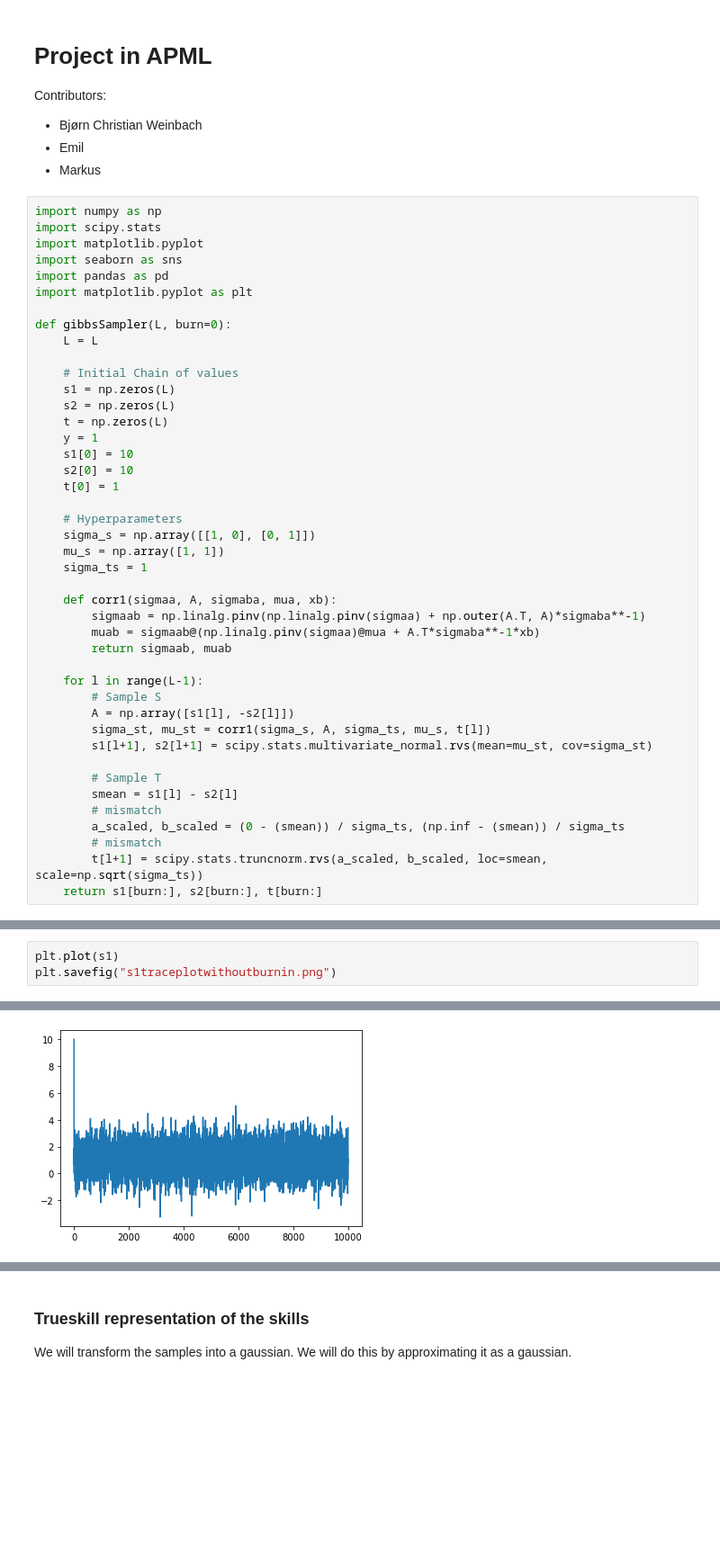
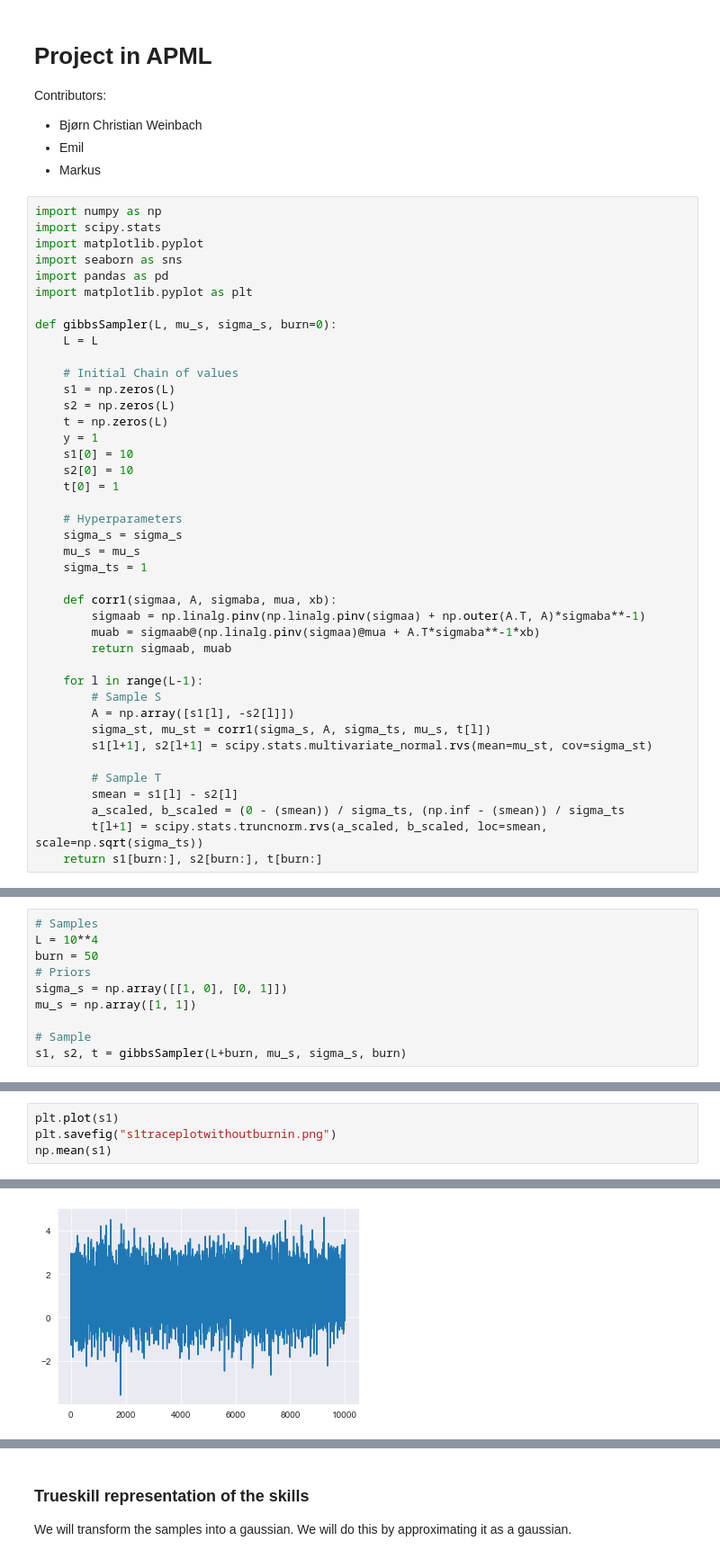
Before and after one commit to bcwein/1RT705APML-Project, a Jupyter notebook: project.ipynb, the cells around one changed output, grey strips where cells are left out. Shown at 90% size. Saved outputs shown, nothing was run; the diff lists cells and outputs as text; blank space fills up the shorter version.

```diff
--- a/project.ipynb
+++ b/project.ipynb
@@ -32,7 +32,7 @@ import seaborn as sns
 import pandas as pd
 import matplotlib.pyplot as plt
 
-def gibbsSampler(L, burn=0):
+def gibbsSampler(L, mu_s, sigma_s, burn=0):
     L = L
 
     # Initial Chain of values
@@ -45,8 +45,8 @@ def gibbsSampler(L, burn=0):
     t[0] = 1
 
     # Hyperparameters
-    sigma_s = np.array([[1, 0], [0, 1]])
-    mu_s = np.array([1, 1])
+    sigma_s = sigma_s
+    mu_s = mu_s
     sigma_ts = 1
 
     def corr1(sigmaa, A, sigmaba, mua, xb):
@@ -62,8 +62,6 @@ def gibbsSampler(L, burn=0):
 
         # Sample T
         smean = s1[l] - s2[l]
-        # mismatch
         a_scaled, b_scaled = (0 - (smean)) / sigma_ts, (np.inf - (smean)) / sigma_ts
-        # mismatch
         t[l+1] = scipy.stats.truncnorm.rvs(a_scaled, b_scaled, loc=smean, scale=np.sqrt(sigma_ts))
     return s1[burn:], s2[burn:], t[burn:]
@@ -73,3 +68,13 @@ s1, s2, t = gibbsSampler(L)
+# %%
+# Samples
+L = 10**4
+burn = 50
+# Priors
+sigma_s = np.array([[1, 0], [0, 1]])
+mu_s = np.array([1, 1])
+
+# Sample
+s1, s2, t = gibbsSampler(L+burn, mu_s, sigma_s, burn)
 # %%
 experiment = pd.DataFrame(
     {
@@ -81,4 +86,5 @@ experiment = pd.DataFrame(
 # %%
 plt.plot(s1)
 plt.savefig("s1traceplotwithoutburnin.png")
+np.mean(s1)
 # %% [output]
@@ -85,4 +92,4 @@ plt.savefig("s1traceplotwithoutburnin.png")
-[figure, old version]
+[figure, new version]
 # %%
 plt.plot(s2)
 plt.savefig("s2traceplotwithoutburnin.png")
```
Also changed, not shown: parts of 46 cells of this notebook.
